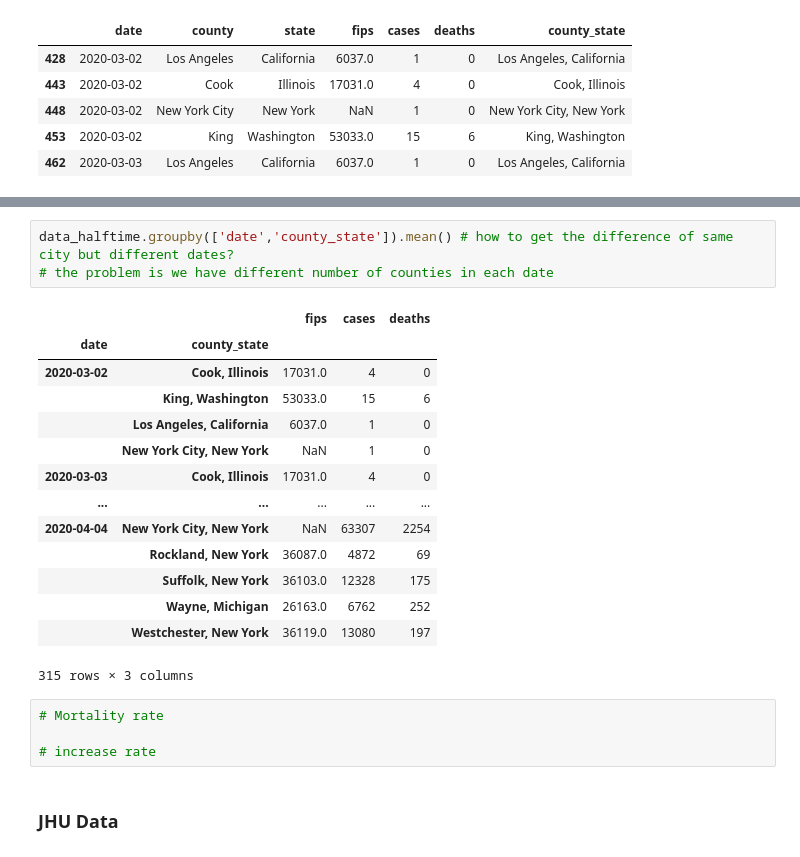
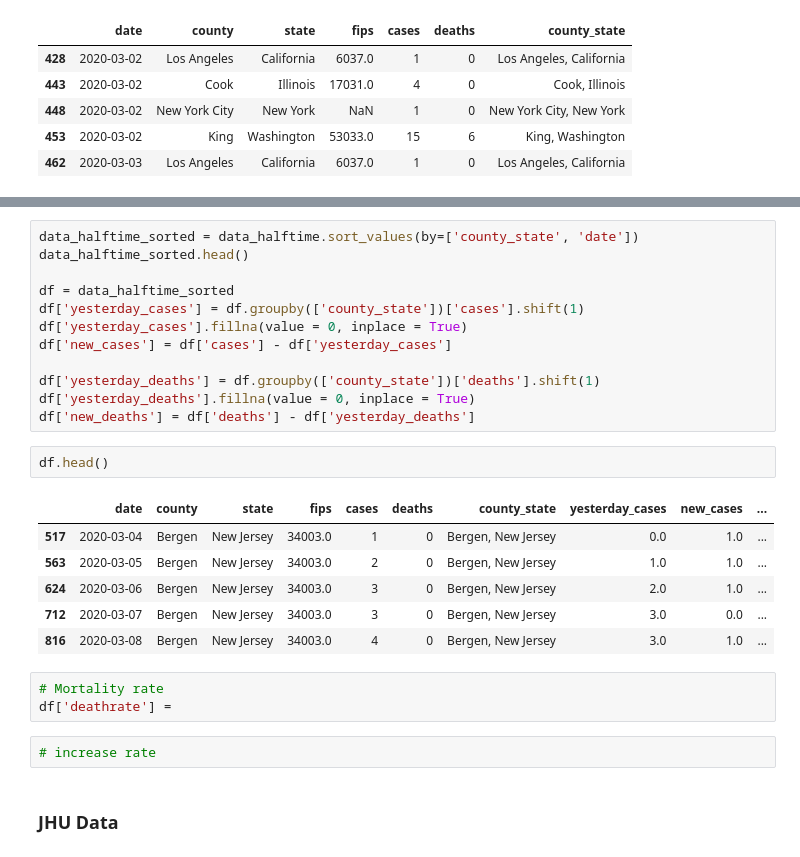
Before and after one commit to TianyuanCai/covid19, a Jupyter notebook: code/EDA.ipynb, the cells around one changed output, grey strips where cells are left out. Saved outputs shown, nothing was run; the diff lists cells and outputs as text.

Commit message:
calculated new_cases

```diff
--- a/code/EDA.ipynb
+++ b/code/EDA.ipynb
@@ -164,24 +159,28 @@ data_halftime_sorted.head()
-# %%
-data_halftime.groupby(['date','county_state']).mean() # how to get the difference of same city but different dates?
-# the problem is we have different number of counties in each date
-# %% [output]
-|  |  | fips | cases | deaths |
-| date | county_state |  |  |  |
-| 2020-03-02 | Cook, Illinois | 17031.0 | 4 | 0 |
-|  | King, Washington | 53033.0 | 15 | 6 |
-|  | Los Angeles, California | 6037.0 | 1 | 0 |
-|  | New York City, New York | NaN | 1 | 0 |
-| 2020-03-03 | Cook, Illinois | 17031.0 | 4 | 0 |
-| ... | ... | ... | ... | ... |
-| 2020-04-04 | New York City, New York | NaN | 63307 | 2254 |
-|  | Rockland, New York | 36087.0 | 4872 | 69 |
-|  | Suffolk, New York | 36103.0 | 12328 | 175 |
-|  | Wayne, Michigan | 26163.0 | 6762 | 252 |
-|  | Westchester, New York | 36119.0 | 13080 | 197 |
-315 rows × 3 columns
+# %%
+data_halftime_sorted = data_halftime.sort_values(by=['county_state', 'date'])
+data_halftime_sorted.head()
+
+df = data_halftime_sorted
+df['yesterday_cases'] = df.groupby(['county_state'])['cases'].shift(1)
+df['yesterday_cases'].fillna(value = 0, inplace = True)
+df['new_cases'] = df['cases'] - df['yesterday_cases']
+
+df['yesterday_deaths'] = df.groupby(['county_state'])['deaths'].shift(1)
+df['yesterday_deaths'].fillna(value = 0, inplace = True)
+df['new_deaths'] = df['deaths'] - df['yesterday_deaths']
+# %%
+df.head()
+# %% [output]
+|  | date | county | state | fips | cases | deaths | county_state | yesterday_cases | new_cases | ... |
+| 517 | 2020-03-04 | Bergen | New Jersey | 34003.0 | 1 | 0 | Bergen, New Jersey | 0.0 | 1.0 | ... |
+| 563 | 2020-03-05 | Bergen | New Jersey | 34003.0 | 2 | 0 | Bergen, New Jersey | 1.0 | 1.0 | ... |
+| 624 | 2020-03-06 | Bergen | New Jersey | 34003.0 | 3 | 0 | Bergen, New Jersey | 2.0 | 1.0 | ... |
+| 712 | 2020-03-07 | Bergen | New Jersey | 34003.0 | 3 | 0 | Bergen, New Jersey | 3.0 | 0.0 | ... |
+| 816 | 2020-03-08 | Bergen | New Jersey | 34003.0 | 4 | 0 | Bergen, New Jersey | 3.0 | 1.0 | ... |
+# %%
+# Mortality rate
+df['deathrate'] =
 # %%
-# Mortality rate
-
 # increase rate
 # %% [markdown]
 ### JHU Data
```
Also changed, not shown: parts of 2 cells of this notebook.
